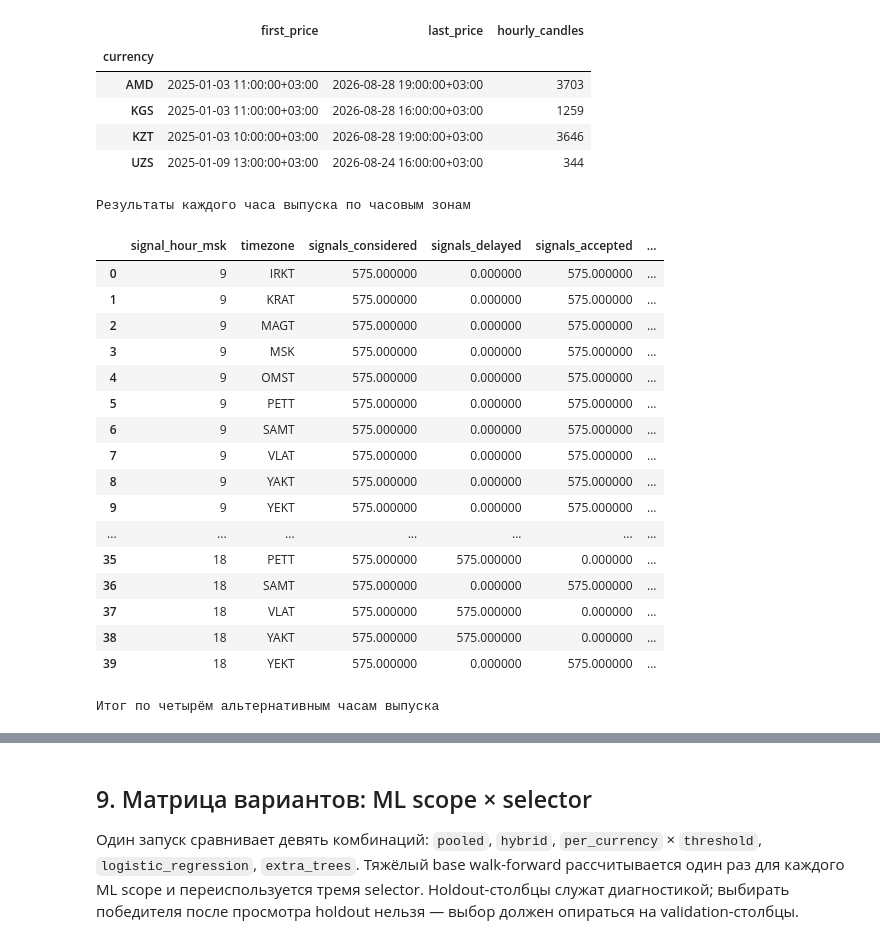
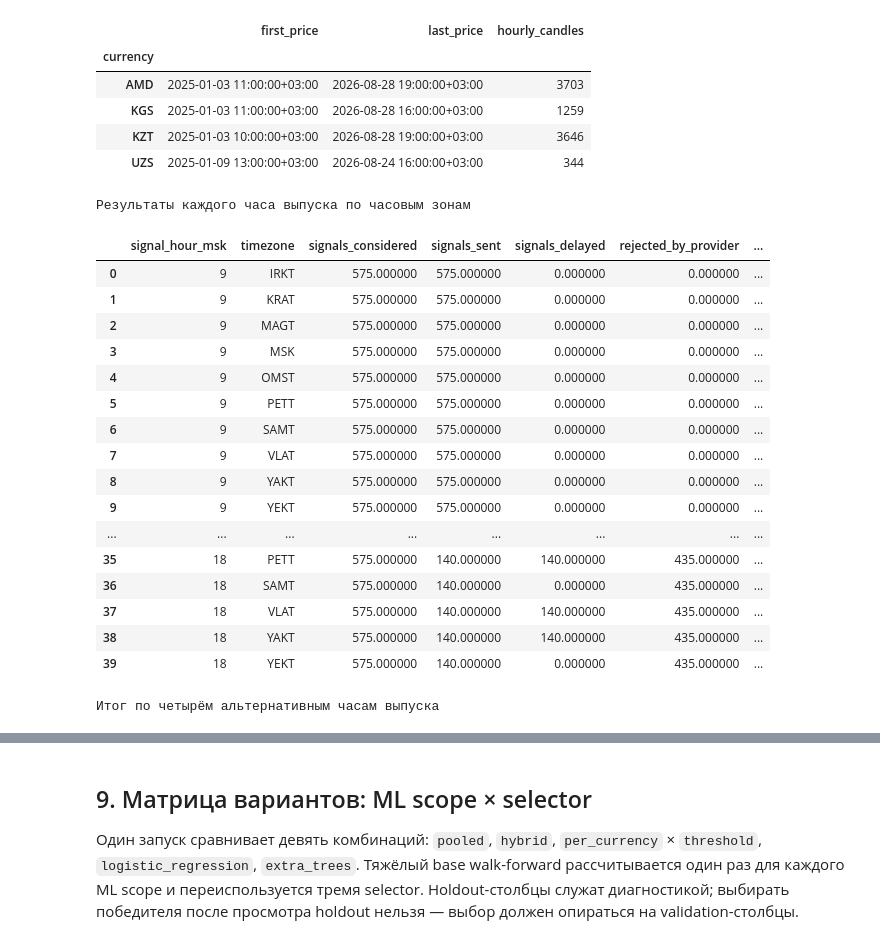
Before and after one commit to YYukh/AI_Product_Hack_trigger_model, a Jupyter notebook: research/yura/notebooks/yura_pipeline.ipynb, the cells around one changed output, grey strips where cells are left out. Drawn from its saved outputs; the diff is of its cells as text; code cells hidden in the pictures.

```diff
--- a/research/yura/notebooks/yura_pipeline.ipynb
+++ b/research/yura/notebooks/yura_pipeline.ipynb
@@ -522,17 +538,33 @@ reload(client_simulation_module)
 
 ClientSimulationConfig = client_simulation_module.ClientSimulationConfig
 SIGNAL_HOURS_MSK = (9, 12, 15, 18)
-TIMEZONE_SHARES = None
+TIMEZONE_SHARES = {
+    "MSK": 0.7611,
+    "SAMT": 0.0280,
+    "YEKT": 0.0872,
+    "OMST": 0.0033,
+    "KRAT": 0.0423,
+    "IRKT": 0.0179,
+    "YAKT": 0.0238,
+    "VLAT": 0.0237,
+    "MAGT": 0.0079,
+    "PETT": 0.0048,
+}
+CURRENCY_SHARES = None  # None = равные доли клиентов по валютным коридорам
+RANDOM_STATE = 42
 
 CLIENT_SIMULATION_CONFIG = ClientSimulationConfig(
     total_clients=10_000,
-    average_transfer_rub=20_000.0,
+    average_transfer_rub=22_000.0,
     participation_rate=1.0,
-    signal_hour_msk=9,  # базовое значение; sweep заменит его каждым сценарием
+    signal_hour_msk=9,  # sweep заменит его каждым сценарием
+    signal_reference_hour_msk=9,
     quiet_start_hour=21,
     quiet_end_hour=9,
     max_market_price_age='2h',
     timezone_shares=TIMEZONE_SHARES,
+    currency_shares=CURRENCY_SHARES,
+    random_state=RANDOM_STATE,
 )
 
 timezone_scenarios = client_simulation_module.simulate_client_signal_hours(
@@ -544,56 +576,65 @@ timezone_scenarios = client_simulation_module.simulate_client_signal_hours(
 # Совместимость: отдельный результат сценария 09:00.
 timezone_simulation = timezone_scenarios.scenario_results[9]
 timezone_scenario_summary = timezone_scenarios.scenario_summary
 timezone_aggregate_summary = timezone_scenarios.aggregate_summary
 
-# 40 строк: час выпуска × часовая зона, валюты агрегированы корректно
-# по числу ожидаемых исполненных переводов.
+# Час выпуска × часовая зона; валюты объединяются по фактическим переводам.
 timezone_hour_summary = client_simulation_module.aggregate_client_summary(
     timezone_scenario_summary,
     group_columns=('signal_hour_msk', 'timezone'),
 )
-# 10 строк: средний результат альтернативного сценария по каждой зоне.
+# Средний результат четырёх альтернативных сценариев по каждой зоне.
 timezone_overall_summary = client_simulation_module.aggregate_client_summary(
     timezone_aggregate_summary,
     group_columns=('timezone',),
 )
 
 display(timezone_hour_summary[[
-    'signal_hour_msk', 'timezone', 'signals_considered', 'signals_delayed',
-    'signals_accepted', 'signal_acceptance_rate', 'lift',
-    'mean_realized_benefit_pct', 'net_savings_per_client_rub',
+    'signal_hour_msk', 'timezone', 'signals_considered', 'signals_sent',
+    'signals_delayed', 'rejected_by_provider', 'rejected_after_delivery',
+    'potential_client_transactions', 'expected_client_transactions',
+    'signal_acceptance_rate', 'lift', 'mean_realized_benefit_pct',
+    'mean_client_savings_pct', 'net_savings_per_client_rub',
 ]].style.format({
+    'potential_client_transactions': '{:,.0f}',
+    'expected_client_transactions': '{:,.0f}',
     'signal_acceptance_rate': '{:.1%}', 'lift': '{:.2f}',
     'mean_realized_benefit_pct': '{:.3f}%',
+    'mean_client_savings_pct': '{:.3f}%',
     'net_savings_per_client_rub': '{:,.0f} ₽',
 }).set_caption('Результаты каждого часа выпуска по часовым зонам'))
 
 display(timezone_overall_summary[[
-    'timezone', 'signals_considered', 'signals_delayed', 'signals_accepted',
+    'timezone', 'signals_considered', 'signals_sent', 'signals_delayed',
+    'rejected_by_provider', 'rejected_after_delivery',
+    'potential_client_transactions', 'expected_client_transactions',
     'signal_acceptance_rate', 'lift', 'mean_realized_benefit_pct',
-    'net_savings_per_client_rub',
+    'mean_client_savings_pct', 'net_savings_per_client_rub',
 ]].style.format({
+    'potential_client_transactions': '{:,.0f}',
+    'expected_client_transactions': '{:,.0f}',
     'signal_acceptance_rate': '{:.1%}', 'lift': '{:.2f}',
     'mean_realized_benefit_pct': '{:.3f}%',
+    'mean_client_savings_pct': '{:.3f}%',
     'net_savings_per_client_rub': '{:,.0f} ₽',
 }).set_caption('Итог по четырём альтернативным часам выпуска'))
 # %% [output]
 Результаты каждого часа выпуска по часовым зонам
-|  | signal_hour_msk | timezone | signals_considered | signals_delayed | signals_accepted | ... |
-| 0 | 9 | IRKT | 575.000000 | 0.000000 | 575.000000 | ... |
-| 1 | 9 | KRAT | 575.000000 | 0.000000 | 575.000000 | ... |
-| 2 | 9 | MAGT | 575.000000 | 0.000000 | 575.000000 | ... |
-| 3 | 9 | MSK | 575.000000 | 0.000000 | 575.000000 | ... |
-| 4 | 9 | OMST | 575.000000 | 0.000000 | 575.000000 | ... |
-| 5 | 9 | PETT | 575.000000 | 0.000000 | 575.000000 | ... |
-| 6 | 9 | SAMT | 575.000000 | 0.000000 | 575.000000 | ... |
-| 7 | 9 | VLAT | 575.000000 | 0.000000 | 575.000000 | ... |
-| 8 | 9 | YAKT | 575.000000 | 0.000000 | 575.000000 | ... |
-| 9 | 9 | YEKT | 575.000000 | 0.000000 | 575.000000 | ... |
-| ... | ... | ... | ... | ... | ... | ... |
-| 35 | 18 | PETT | 575.000000 | 575.000000 | 0.000000 | ... |
-| 36 | 18 | SAMT | 575.000000 | 0.000000 | 575.000000 | ... |
-| 37 | 18 | VLAT | 575.000000 | 575.000000 | 0.000000 | ... |
-| 38 | 18 | YAKT | 575.000000 | 575.000000 | 0.000000 | ... |
-| 39 | 18 | YEKT | 575.000000 | 0.000000 | 575.000000 | ... |
+|  | signal_hour_msk | timezone | signals_considered | signals_sent | signals_delayed | rejected_by_provider | ... |
+| 0 | 9 | IRKT | 575.000000 | 575.000000 | 0.000000 | 0.000000 | ... |
+| 1 | 9 | KRAT | 575.000000 | 575.000000 | 0.000000 | 0.000000 | ... |
+| 2 | 9 | MAGT | 575.000000 | 575.000000 | 0.000000 | 0.000000 | ... |
+| 3 | 9 | MSK | 575.000000 | 575.000000 | 0.000000 | 0.000000 | ... |
+| 4 | 9 | OMST | 575.000000 | 575.000000 | 0.000000 | 0.000000 | ... |
+| 5 | 9 | PETT | 575.000000 | 575.000000 | 0.000000 | 0.000000 | ... |
+| 6 | 9 | SAMT | 575.000000 | 575.000000 | 0.000000 | 0.000000 | ... |
+| 7 | 9 | VLAT | 575.000000 | 575.000000 | 0.000000 | 0.000000 | ... |
+| 8 | 9 | YAKT | 575.000000 | 575.000000 | 0.000000 | 0.000000 | ... |
+| 9 | 9 | YEKT | 575.000000 | 575.000000 | 0.000000 | 0.000000 | ... |
+| ... | ... | ... | ... | ... | ... | ... | ... |
+| 35 | 18 | PETT | 575.000000 | 140.000000 | 140.000000 | 435.000000 | ... |
+| 36 | 18 | SAMT | 575.000000 | 140.000000 | 0.000000 | 435.000000 | ... |
+| 37 | 18 | VLAT | 575.000000 | 140.000000 | 140.000000 | 435.000000 | ... |
+| 38 | 18 | YAKT | 575.000000 | 140.000000 | 140.000000 | 435.000000 | ... |
+| 39 | 18 | YEKT | 575.000000 | 140.000000 | 0.000000 | 435.000000 | ... |
 Итог по четырём альтернативным часам выпуска
```
Also changed, not shown: parts of 8 cells of this notebook, 9 other files.
